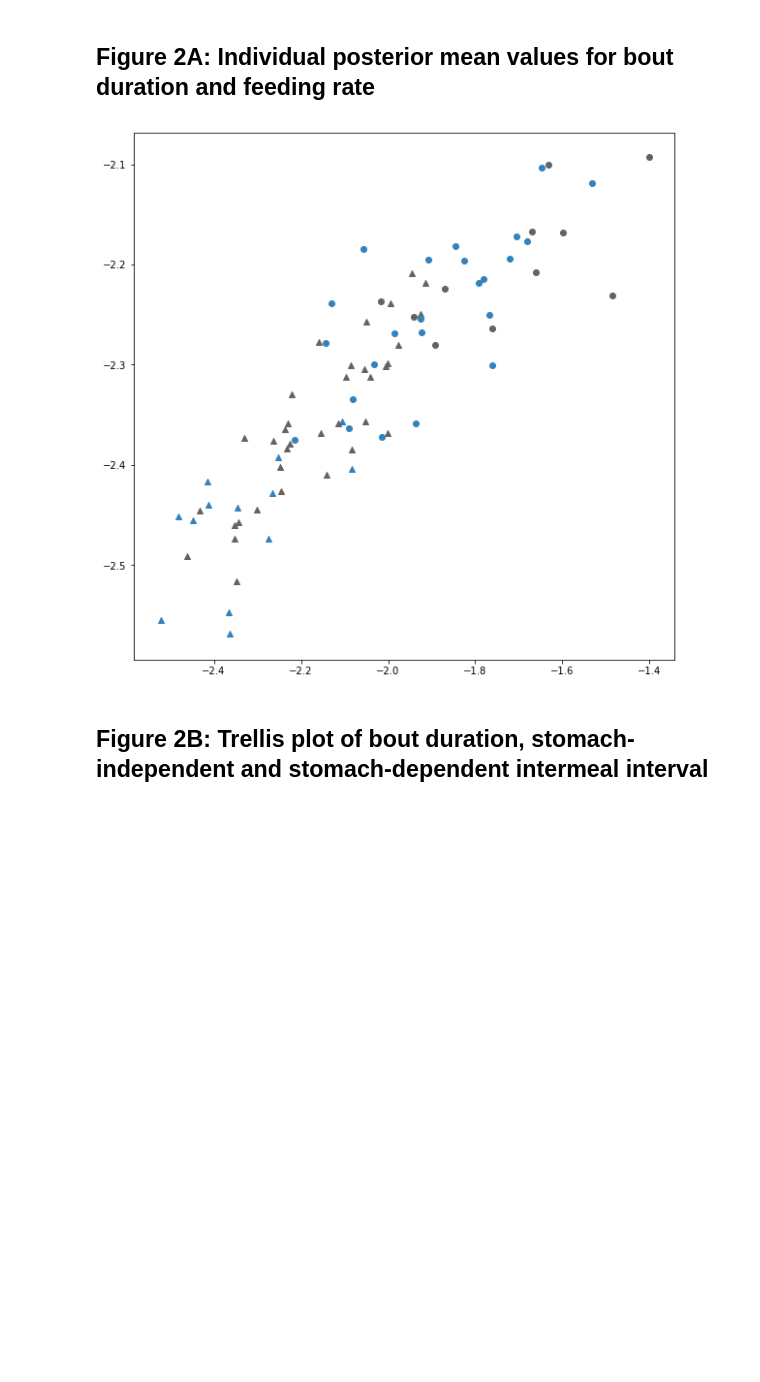
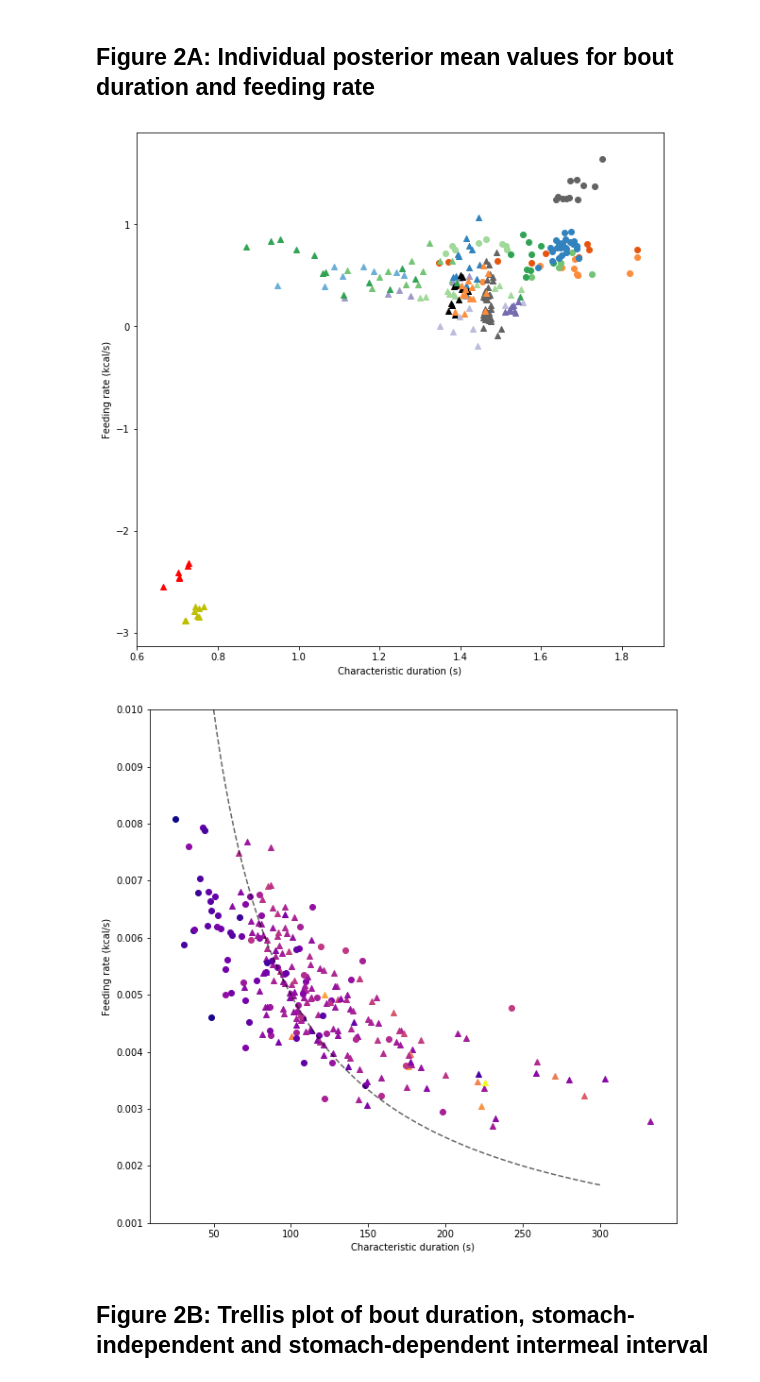
Before and after one commit to tomMcGrath/bayesian_feeding, a Jupyter notebook: Figure2.ipynb, the cells around one changed output. Cells and saved outputs as stored; diff of their text form; code cells hidden in the pictures; blank space fills up the shorter version.

```diff
--- a/Figure2.ipynb
+++ b/Figure2.ipynb
@@ -32,15 +32,50 @@ Loading posterior sample dictionary
 Loading group sample dictionary
 # %% [markdown]
 ## Figure 2A: Individual posterior mean values for bout duration and feeding rate
-# %%
-reload(plots)
-reload(helpers)
-
-fig, axes = plots.pairplot(df, 'theta1', 'theta2', ctype='drug_c')
-
-plt.show()
-# %% [output]
-[figure, removed]
+# %%
+reload(plots)
+reload(helpers)
+
+transforms = ['pow10_inv', 'pow10']
+fig, axes = plots.pairplot(df,
+                           'theta1',
+                           'theta2',
+                           ctype='drug_c',
+                           transforms = transforms)
+
+axes.set_xlabel('Characteristic duration (s)')
+axes.set_ylabel('Feeding rate (kcal/s)')
+
+axes.set_ylim([0.001, 0.01])
+
+const_val = 0.005*100
+x = np.linspace(50, 300, 1000)
+y = const_val/x
+
+axes.plot(x,y,c='k',ls='--', alpha=0.6)
+
+## Figure 2 inset is coloured by normalised food intake
+fig, axes = plots.pairplot(df,
+                           'theta1',
+                           'theta2',
+                           ctype='rate_c',
+                           transforms = ['pow10_inv', 'pow10'])
+
+axes.set_xlabel('Characteristic duration (s)')
+axes.set_ylabel('Feeding rate (kcal/s)')
+
+axes.set_ylim([0.001, 0.01])
+
+const_val = 0.005*100
+x = np.linspace(50, 300, 1000)
+y = const_val/x
+
+axes.plot(x,y,c='k',ls='--', alpha=0.6)
+
+plt.show()
+# %% [output]
+[figure, added]
+[figure, added]
 # %% [markdown]
 ## Figure 2B: Trellis plot of bout duration, stomach-independent and stomach-dependent intermeal interval
 # %%
```
Also changed, not shown: parts of 6 cells of this notebook, 1 other file.
